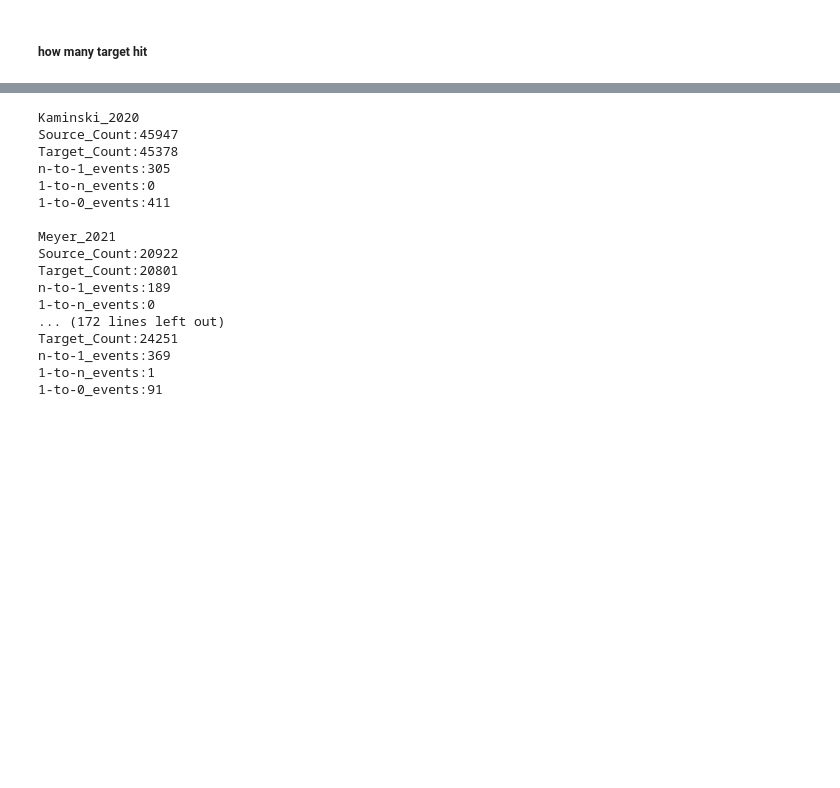
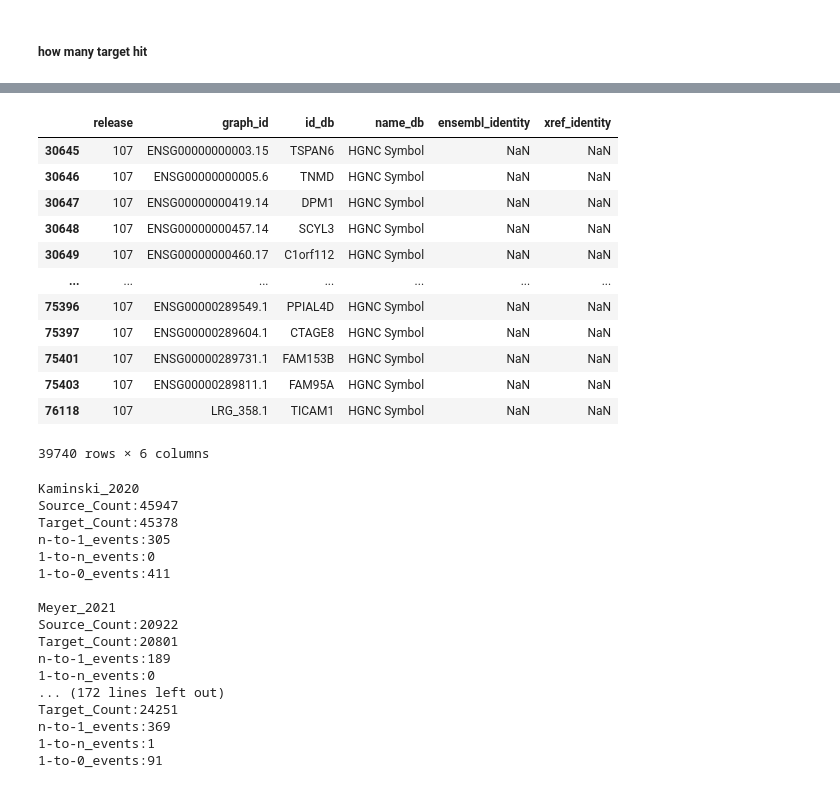
Before and after one commit to theislab/idtrack, a Jupyter notebook: docs/_notebooks/results_preliminary_for_hlca.ipynb, the cells around one changed output, grey strips where cells are left out. Saved outputs shown, nothing was run; the diff lists cells and outputs as text; code cells hidden in the pictures; blank space fills up the shorter version.

```diff
--- a/docs/_notebooks/results_preliminary_for_hlca.ipynb
+++ b/docs/_notebooks/results_preliminary_for_hlca.ipynb
@@ -144,3 +400,20 @@ len(all_targets)
+# %%
+import pandas as pd
+pd.read_pickle("/lustre/groups/ml01/workspace/kemal.inecik/hlca_id_mapping_preliminary/results_preliminary_for_hlca_gene_name_ensembl_matching.pk")
+# %% [output]
+|  | release | graph_id | id_db | name_db | ensembl_identity | xref_identity |
+| 30645 | 107 | ENSG00000000003.15 | TSPAN6 | HGNC Symbol | NaN | NaN |
+| 30646 | 107 | ENSG00000000005.6 | TNMD | HGNC Symbol | NaN | NaN |
+| 30647 | 107 | ENSG00000000419.14 | DPM1 | HGNC Symbol | NaN | NaN |
+| 30648 | 107 | ENSG00000000457.14 | SCYL3 | HGNC Symbol | NaN | NaN |
+| 30649 | 107 | ENSG00000000460.17 | C1orf112 | HGNC Symbol | NaN | NaN |
+| ... | ... | ... | ... | ... | ... | ... |
+| 75396 | 107 | ENSG00000289549.1 | PPIAL4D | HGNC Symbol | NaN | NaN |
+| 75397 | 107 | ENSG00000289604.1 | CTAGE8 | HGNC Symbol | NaN | NaN |
+| 75401 | 107 | ENSG00000289731.1 | FAM153B | HGNC Symbol | NaN | NaN |
+| 75403 | 107 | ENSG00000289811.1 | FAM95A | HGNC Symbol | NaN | NaN |
+| 76118 | 107 | LRG_358.1 | TICAM1 | HGNC Symbol | NaN | NaN |
+39740 rows × 6 columns
 # %%
 for database in results:
     all_targets = Counter(j for i in results[database] for j in results[database][i])
```
Also changed, not shown: parts of 39 cells of this notebook, 14 other files.
